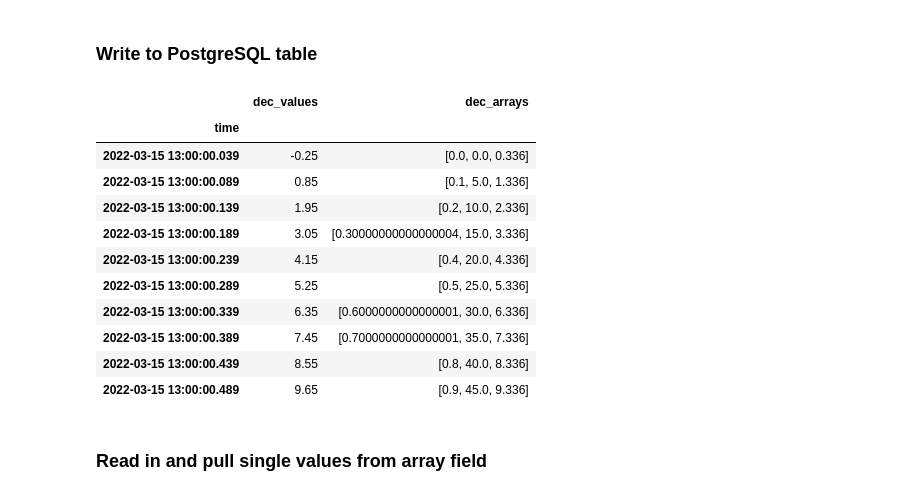
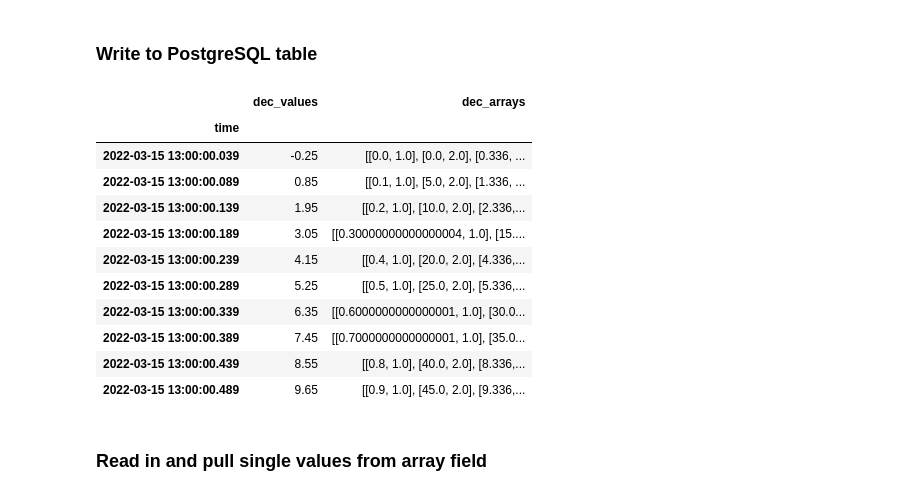
Before and after one commit to adam89bryan/sts-projects, a Jupyter notebook: nellis_analysis.ipynb, the cells around one changed output. Cells and saved outputs as stored; diff of their text form; code cells hidden in the pictures.

```diff
--- a/nellis_analysis.ipynb
+++ b/nellis_analysis.ipynb
@@ -41,9 +42,10 @@ end_time = '2022-03-15 19:00:00'
 pole_id_A = '1'
 pole_id_B = '2'
 # %%
-conn = psycopg2.connect(CONNECTION_REMOTE)
-sts_disp_A = pd.read_sql(f"SELECT * FROM sts_displacement WHERE time >= '{start_time}' AND time < '{end_time}' AND id = '{pole_id_A}' ORDER BY time", conn)
-conn.close()
+# conn = psycopg2.connect(CONNECTION_REMOTE)
+engine = create_engine(CONNECTION_REMOTE_SQLALCHEMY)
+sts_disp_A = pd.read_sql(f"SELECT * FROM sts_displacement WHERE time >= '{start_time}' AND time < '{end_time}' AND id = '{pole_id_A}' ORDER BY time", engine)
+# conn.close()
 sts_disp_A = drop_duplicate_indices(sts_disp_A)
 sts_disp_A.head()
 # %% [output]
@@ -255,35 +257,35 @@ sts_disp_A[sub_start_time:sub_end_time].plot(kind='scatter', x='disp_x', y='disp
 # %% [markdown]
 ### Write to PostgreSQL table
 # %%
-from sqlalchemy import create_engine
+
 engine = create_engine(CONNECTION_REMOTE_SQLALCHEMY)
 
 df = sts_disp_A[0:10]
 
 results = pd.DataFrame({}, columns=['dec_values','dec_arrays'])
 for i in range(10):
-    dec_arrays = np.array([i * 0.1, i / 0.2, i + 0.336]).tolist()
+    dec_arrays = np.array([(i * 0.1, 1), (i / 0.2, 2), (i + 0.336, 3)]).tolist()
     dec_values = i * 1.1 - 0.25
     row = pd.DataFrame({'dec_values': [dec_values], 'dec_arrays': [dec_arrays]})
     results = pd.concat([results,row], ignore_index=True, axis=0)
 
 results.index = df.index
 
 results.to_sql(name='test_arrays', con=engine, if_exists='append')
 results
 # %% [output]
 |  | dec_values | dec_arrays |
 | time |  |  |
-| 2022-03-15 13:00:00.039 | -0.25 | [0.0, 0.0, 0.336] |
-| 2022-03-15 13:00:00.089 | 0.85 | [0.1, 5.0, 1.336] |
-| 2022-03-15 13:00:00.139 | 1.95 | [0.2, 10.0, 2.336] |
-| 2022-03-15 13:00:00.189 | 3.05 | [0.30000000000000004, 15.0, 3.336] |
-| 2022-03-15 13:00:00.239 | 4.15 | [0.4, 20.0, 4.336] |
-| 2022-03-15 13:00:00.289 | 5.25 | [0.5, 25.0, 5.336] |
-| 2022-03-15 13:00:00.339 | 6.35 | [0.6000000000000001, 30.0, 6.336] |
-| 2022-03-15 13:00:00.389 | 7.45 | [0.7000000000000001, 35.0, 7.336] |
-| 2022-03-15 13:00:00.439 | 8.55 | [0.8, 40.0, 8.336] |
-| 2022-03-15 13:00:00.489 | 9.65 | [0.9, 45.0, 9.336] |
+| 2022-03-15 13:00:00.039 | -0.25 | [[0.0, 1.0], [0.0, 2.0], [0.336, ... |
+| 2022-03-15 13:00:00.089 | 0.85 | [[0.1, 1.0], [5.0, 2.0], [1.336, ... |
+| 2022-03-15 13:00:00.139 | 1.95 | [[0.2, 1.0], [10.0, 2.0], [2.336,... |
+| 2022-03-15 13:00:00.189 | 3.05 | [[0.30000000000000004, 1.0], [15.... |
+| 2022-03-15 13:00:00.239 | 4.15 | [[0.4, 1.0], [20.0, 2.0], [4.336,... |
+| 2022-03-15 13:00:00.289 | 5.25 | [[0.5, 1.0], [25.0, 2.0], [5.336,... |
+| 2022-03-15 13:00:00.339 | 6.35 | [[0.6000000000000001, 1.0], [30.0... |
+| 2022-03-15 13:00:00.389 | 7.45 | [[0.7000000000000001, 1.0], [35.0... |
+| 2022-03-15 13:00:00.439 | 8.55 | [[0.8, 1.0], [40.0, 2.0], [8.336,... |
+| 2022-03-15 13:00:00.489 | 9.65 | [[0.9, 1.0], [45.0, 2.0], [9.336,... |
 # %% [markdown]
 ### Read in and pull single values from array field
 # %%
```
Also changed, not shown: parts of 2 cells of this notebook, 1 other file.
